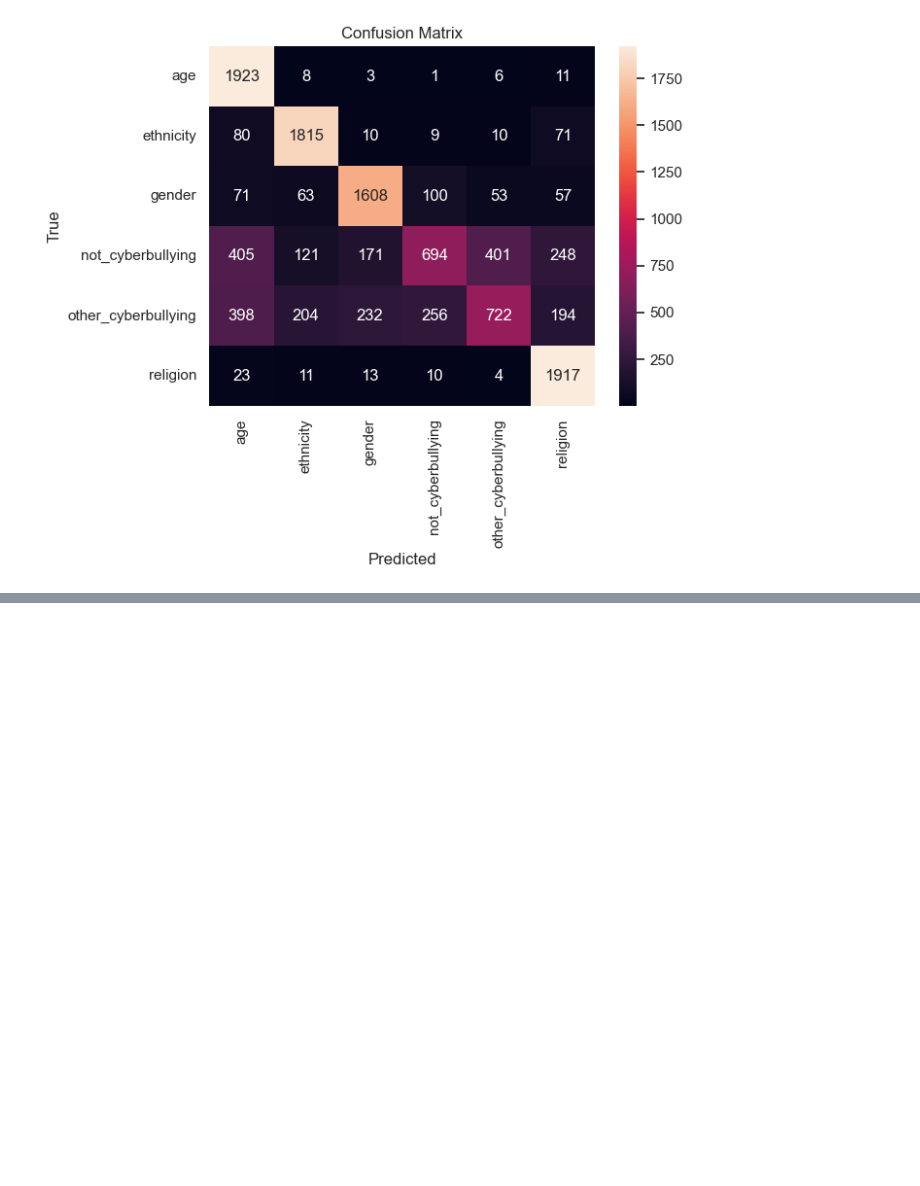
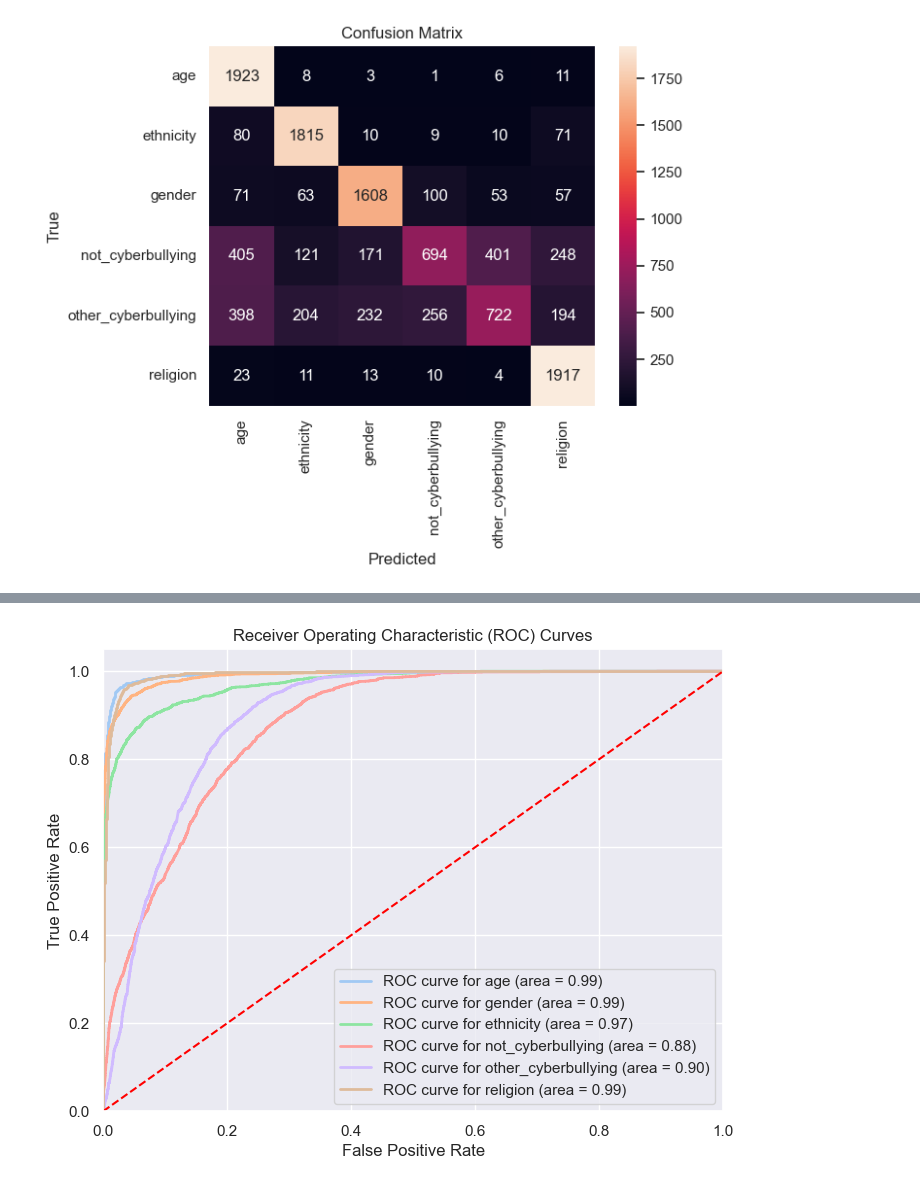
Before and after one commit to donkey-king-kong/CSCI-4907-NLU, a Jupyter notebook: naiveBayes.ipynb, the cells around one changed output, grey strips where cells are left out. Cells and saved outputs as stored; diff of their text form; code cells hidden in the pictures; blank space fills up the shorter version.

Commit message:
Add: Metrics for Naive Bayes

```diff
--- a/naiveBayes.ipynb
+++ b/naiveBayes.ipynb
@@ -567,0 +572,53 @@ weighted avg       0.71      0.73      0.70     11923
+# %%
+#ROC Curve
+
+import numpy as np
+import matplotlib.pyplot as plt
+from sklearn.metrics import roc_curve, auc
+
+#Define Class Labels
+class_labels = [ 'age', 'gender', 'ethnicity', 'not_cyberbullying','other_cyberbullying', 'religion']
+
+def plot_roc_curves(model, x_test, y_test):
+    # Get the number of classes
+    num_classes = len(np.unique(y_test))
+
+    # Initialize the figure
+    plt.figure(figsize=(8, 6))
+
+    # Plot ROC curve for each class
+    for i in range(num_classes):
+        # Treat the current class as positive and the rest as negative
+        y_true_class = np.where(y_test == i, 1, 0)
+
+        # Predict probabilities for the current class
+        y_probs_class = model.predict_proba(x_test)
+
+        # Calculate false positive rate and true positive rate
+        fpr, tpr, _ = roc_curve(y_true_class, y_probs_class[:, i])
+
+        # Calculate area under the curve
+        roc_auc = auc(fpr, tpr)
+
+        # Plot ROC curve for the current class
+        plt.plot(fpr, tpr, lw=2, label='ROC curve for {} (area = {:.2f})'.format(class_labels[i], roc_auc))
+
+    # Plot random guess line
+    plt.plot([0, 1], [0, 1], color='red', linestyle='--')
+
+    # Set plot labels and title
+    plt.xlim([0.0, 1.0])
+    plt.ylim([0.0, 1.05])
+    plt.xlabel('False Positive Rate')
+    plt.ylabel('True Positive Rate')
+    plt.title('Receiver Operating Characteristic (ROC) Curves')
+    plt.legend(loc='lower right')
+    plt.show()
+
+# Call the function with your trained model and test data
+vectorizer   = TfidfVectorizer()
+vectorizer.fit(df['tweet_clean'])
+x_test_vecs  = vectorizer.transform(x_test)
+plot_roc_curves(model, x_test_vecs, y_test)
+# %% [output]
+[figure, added]
```
Also changed, not shown: parts of 5 cells of this notebook.
